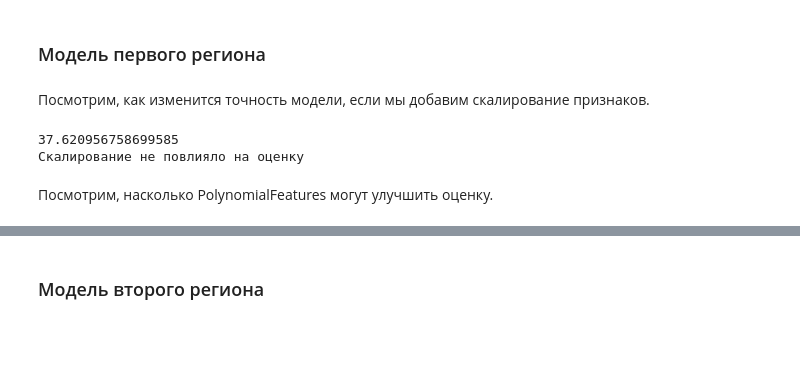
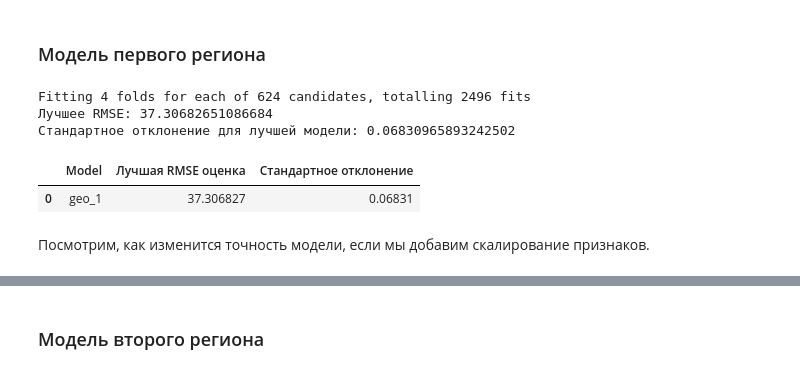
Before and after one commit to BoboBraine/Projects, a Jupyter notebook: Select_location/Выбор локации для скважины.ipynb, the cells around one changed output, grey strips where cells are left out. Saved outputs shown, nothing was run; the diff lists cells and outputs as text; code cells hidden in the pictures; blank space fills up the shorter version.

```diff
--- a/Select_location/Выбор локации для скважины.ipynb
+++ b/Select_location/Выбор локации для скважины.ipynb
@@ -228,2 +189,0 @@ geo_1[geo_1.id.isin(geo_1[geo_1.id.duplicated()].id)].sort_values(by='id')
-# %%
-geo_1 = geo_1.drop_duplicates(subset='id')
@@ -230,4 +196,7 @@ geo_1 = geo_1.drop_duplicates(subset='id')
 # %%
+# удаляю ненужный признак
+
+geo_1.index = geo_1.id
 geo_1 = geo_1.drop('id', axis=1)
 # %% [markdown]
 ### Проверка данных второго региона
@@ -490,31 +443,17 @@ RMSE_original
+# %%
+best_model_geo1, best_score_geo1, std_geo1 = optimize_linear_regression(features_geo1_train, target_geo1_train)
+
+# Таблица с результатами
+results = pd.DataFrame({'Model': ['geo_1'],
+                        'Лучшая RMSE оценка': [best_score_geo1],
+                        'Стандартное отклонение': [std_geo1]})
+
+results
+# %% [output]
+Fitting 4 folds for each of 624 candidates, totalling 2496 fits
+Лучшее RMSE: 37.30682651086684
+Стандартное отклонение для лучшей модели: 0.06830965893242502
+|  | Model | Лучшая RMSE оценка | Стандартное отклонение |
+| 0 | geo_1 | 37.306827 | 0.06831 |
 # %% [markdown]
 Посмотрим, как изменится точность модели, если мы добавим скалирование признаков.
-# %%
-test_geo1 = geo_1.copy()
-features_geo1 = test_geo1.drop('product', axis=1)
-target_geo1 = test_geo1['product']
-features_geo1_train, features_geo1_valid, target_geo1_train, target_geo1_valid = train_test_split(features_geo1,
-                                                                                                  target_geo1,
-                                                                                                  test_size=0.25,
-                                                                                                  random_state=R_SEED)
-scaler = StandardScaler()
-scaler.fit(features_geo1_train)
-features_geo1_train = scaler.transform(features_geo1_train)
-features_geo1_valid = scaler.transform(features_geo1_valid)
-
-lr_geo_1 = LinearRegression()
-lr_geo_1.fit(features_geo1_train, target_geo1_train)
-
-cvs = -cross_val_score(lr_geo_1, features_geo1_train, target_geo1_train, cv=5, scoring='neg_root_mean_squared_error')
-print(np.mean(cvs))
-if np.mean(cvs) > RMSE_original:
-    print('Скалирование улучшило оценку')
-elif np.mean(cvs) < RMSE_original:
-    print('Скалирование ухудшило оценку')
-else:
-    print('Скалирование не повлияло на оценку')
-# %% [output]
-37.620956758699585
-Скалирование не повлияло на оценку
-# %% [markdown]
-Посмотрим, насколько PolynomialFeatures могут улучшить оценку.
```
Also changed, not shown: parts of 101 cells of this notebook.
